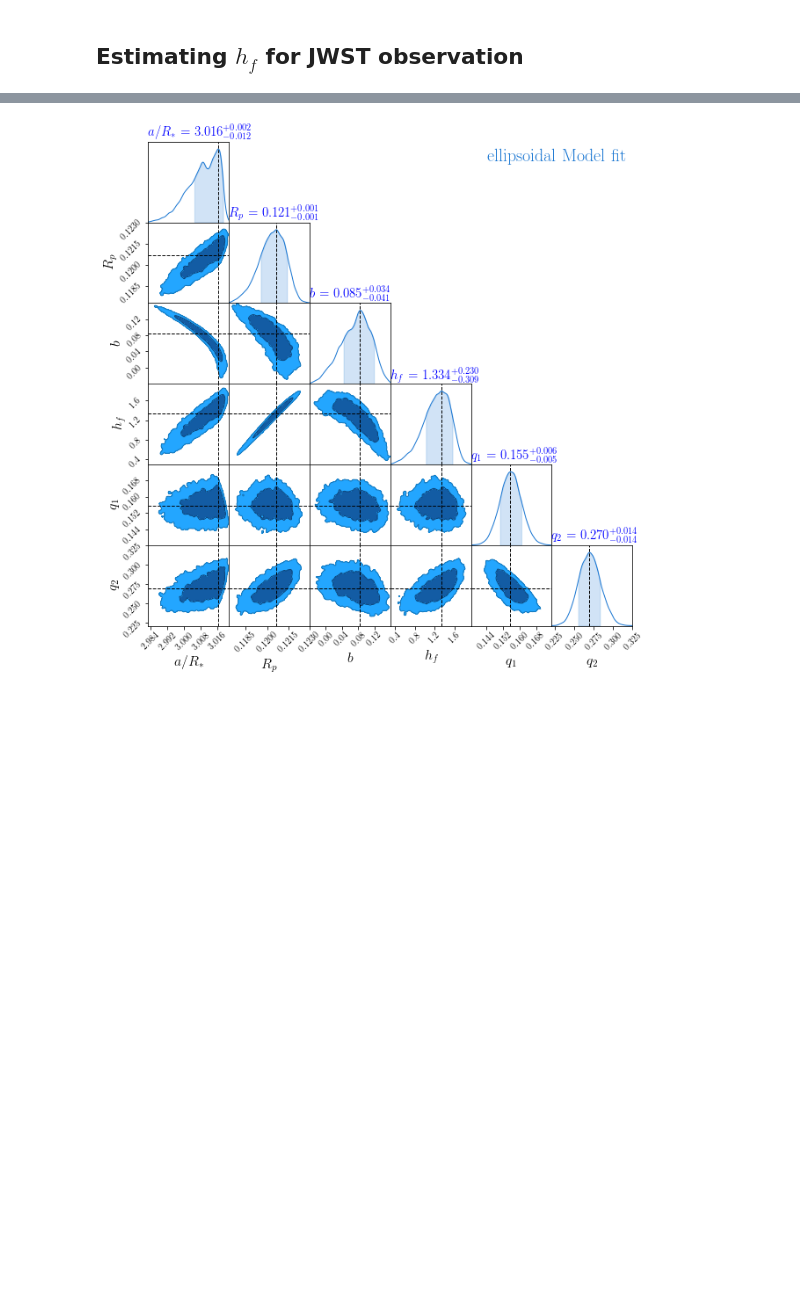
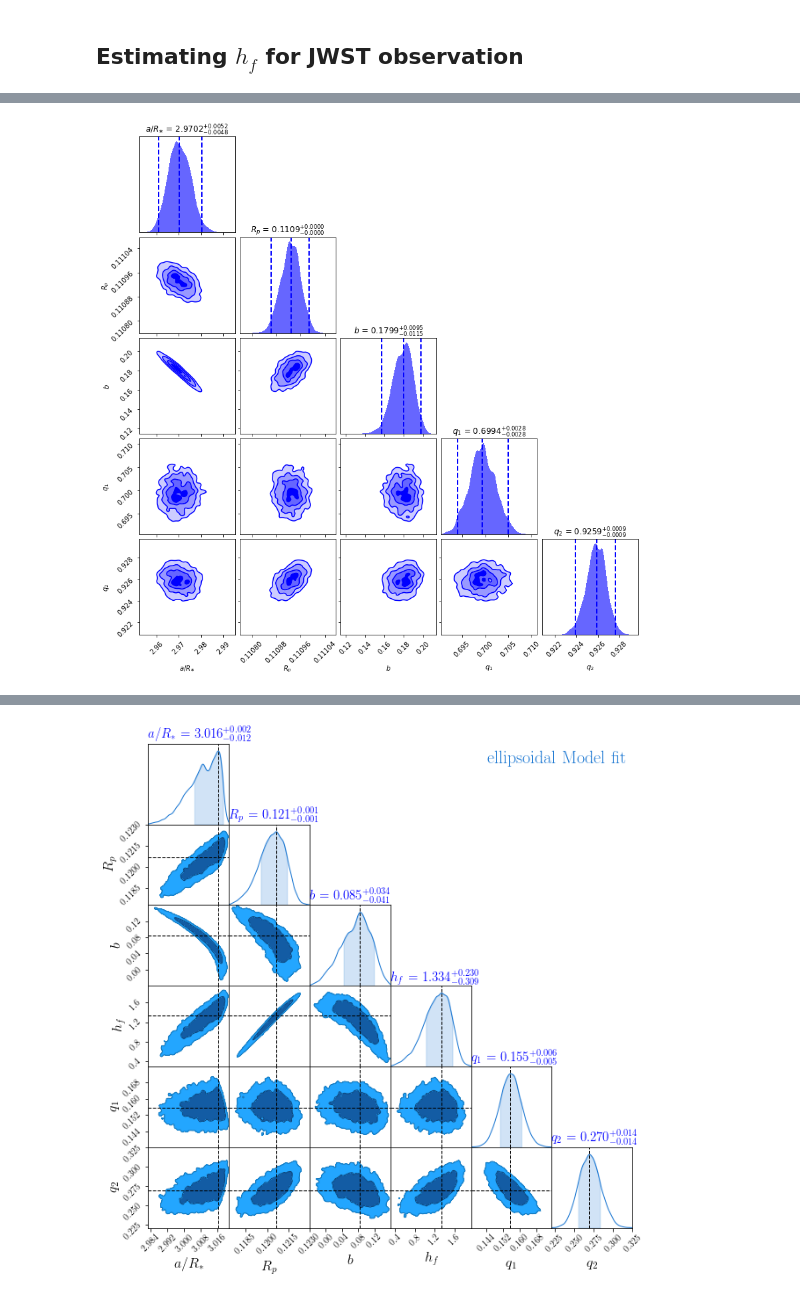
Before and after one commit to tundeakins/ellc, a Jupyter notebook: ellc_love_example.ipynb, the cells around one changed output, grey strips where cells are left out. Saved outputs shown, nothing was run; the diff lists cells and outputs as text; code cells hidden in the pictures; blank space fills up the shorter version.

```diff
--- a/ellc_love_example.ipynb
+++ b/ellc_love_example.ipynb
@@ -317,14 +350,21 @@ plt.errorbar(phase, y, yerr=np.ones_like(y)*60e-6, fmt="." );
 # %%
 from scipy.stats import norm, uniform,loguniform, truncnorm
+from better_uniform import buniform as buni
+
 from multiprocessing import Pool
+labels=["$a/R_{\\ast}$", "$R_{p}$", "$b$", "$q_{1}$", "$q_{2}$", "$h_{f}$", "lnQ"]#, "ln_$\sigma$"]
 
-a_  = norm(3.008, 0.018)
-rp_ = uniform(0.08, 0.12) #norm(rp_sphr.n, 10*rp_sphr.s) #
-b_  = norm(0.094, 0.055)
-hf_ = truncnorm((0-1.386)/0.64,(2.5-1.386)/0.64,1.386, 0.64)
+a_  = buni(2.8, 3.2)
+rp_ = buni(0.08, 0.15) #norm(rp_sphr.n, 10*rp_sphr.s) #
+b_  = buni(0.,1)
 q1_ = truncnorm((0-q1.n)/q1.s,(1-q1.n)/q1.s, q1.n, q1.s)
 q2_ = truncnorm((0-q2.n)/q2.s,(1-q2.n)/q2.s,q2.n, q2.s)
+hf_ = buni(0,2.5)
+lnq_ = norm(lnqmass.n, lnqmass.s/2)
+
 #ln_sig_ = uniform(-20, 19)
 
-priors = [a_,rp_,b_,hf_,q1_,q2_]#,ln_sig_]
+priors = [a_,rp_,b_,q1_,q2_, hf_,lnq_]
+ndim= len(priors)
+ndim_sp = ndim-2
 # %%
@@ -397,0 +407,7 @@ sampler.run_nested(dlogz=0.001)
+# %%
+sampler2 = dynesty.NestedSampler(lnlike,prior_transform, ndim_sp, nlive=200,
+                                logl_args= (phase, y, np.ones_like(y)*62e-6, 'sphere'),
+                                ptform_args = (ndim_sp,),
+                                pool=Pool(4), queue_size=3)
+sampler2.run_nested(dlogz=0.01)
+res_sph = sampler2.results
@@ -404,0 +443,4 @@ NameError: name 'sampler' is not defined
+# %%
+dyplot.cornerplot(res_sph, labels=labels[:ndim_sp],show_titles=True,title_fmt=".4f" ,color="b");
+# %% [output]
+[figure, added]
```
Also changed, not shown: parts of 26 cells of this notebook, 22 other files.
